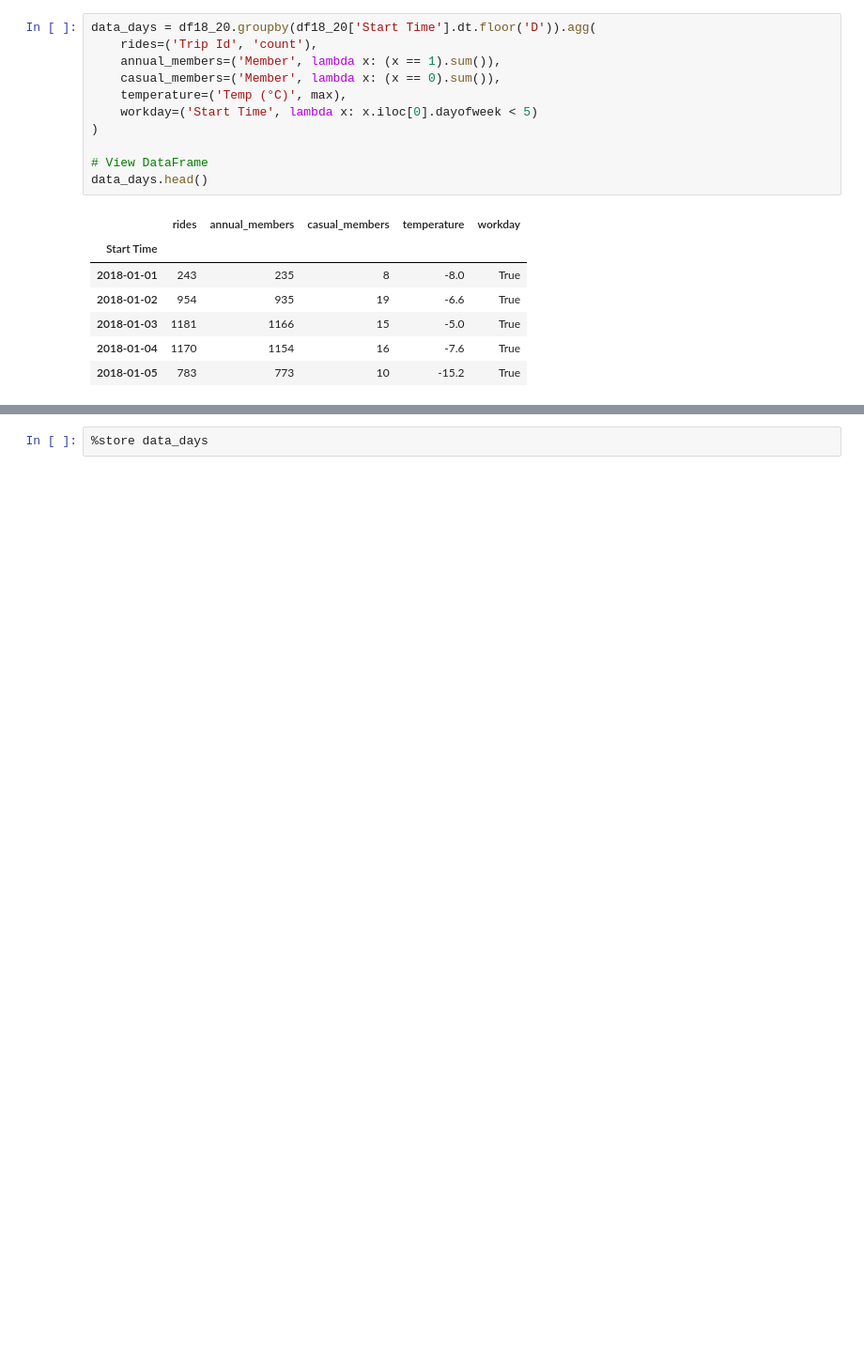
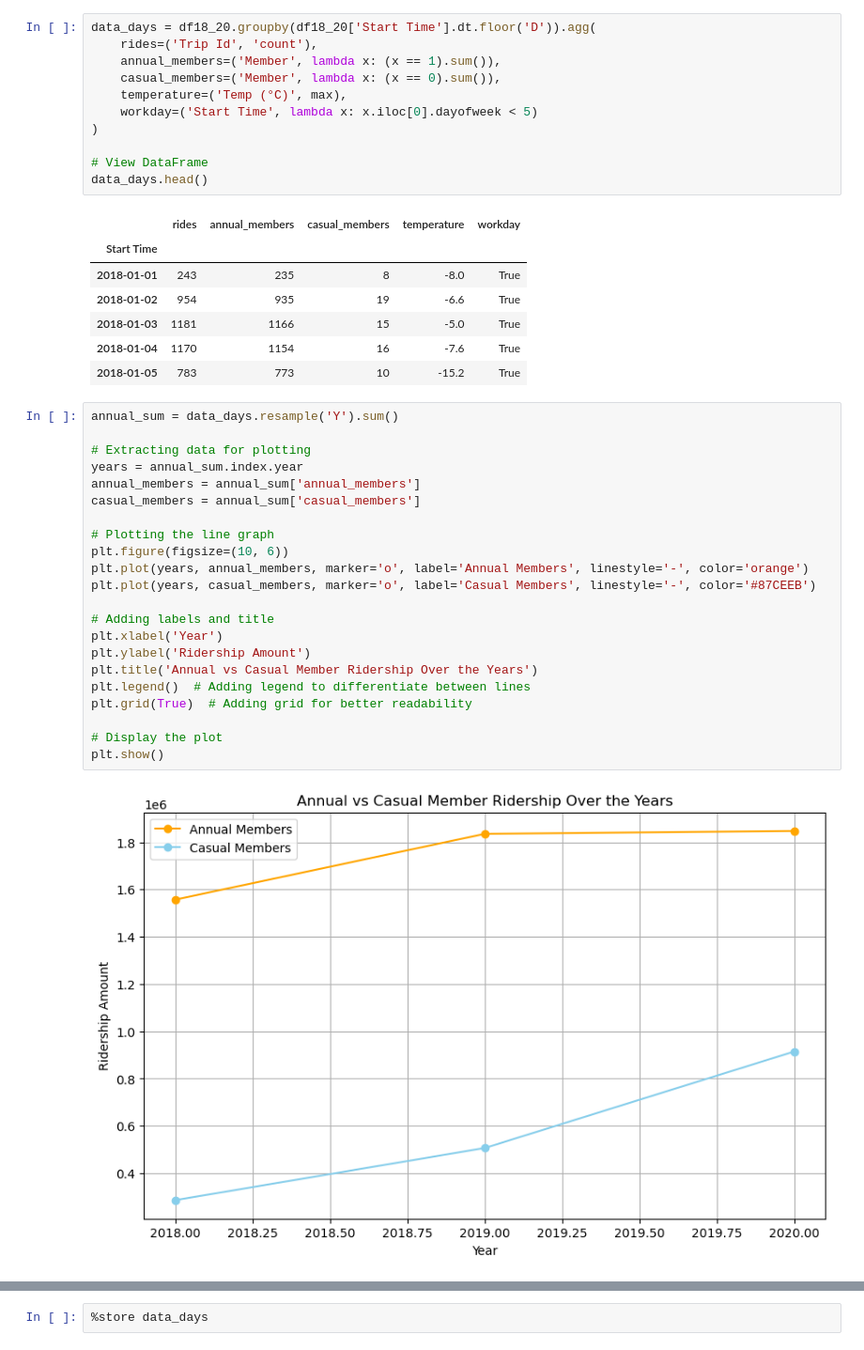
Before and after one commit to kinheychan/CIV1504, a Jupyter notebook: CIV1504_Nicole_Chan_Bikeshare_Part1_EDA.ipynb, the cells around one changed output, grey strips where cells are left out. Shown at 94% size. Saved outputs shown, nothing was run; the diff lists cells and outputs as text; blank space fills up the shorter version.

```diff
--- a/CIV1504_Nicole_Chan_Bikeshare_Part1_EDA.ipynb
+++ b/CIV1504_Nicole_Chan_Bikeshare_Part1_EDA.ipynb
@@ -1488,4 +1488,28 @@ data_days.head()
 | 2018-01-03 | 1181 | 1166 | 15 | -5.0 | True |
 | 2018-01-04 | 1170 | 1154 | 16 | -7.6 | True |
 | 2018-01-05 | 783 | 773 | 10 | -15.2 | True |
+# %%
+annual_sum = data_days.resample('Y').sum()
+
+# Extracting data for plotting
+years = annual_sum.index.year
+annual_members = annual_sum['annual_members']
+casual_members = annual_sum['casual_members']
+
+# Plotting the line graph
+plt.figure(figsize=(10, 6))
+plt.plot(years, annual_members, marker='o', label='Annual Members', linestyle='-', color='orange')
+plt.plot(years, casual_members, marker='o', label='Casual Members', linestyle='-', color='#87CEEB')
+
+# Adding labels and title
+plt.xlabel('Year')
+plt.ylabel('Ridership Amount')
+plt.title('Annual vs Casual Member Ridership Over the Years')
+plt.legend()  # Adding legend to differentiate between lines
+plt.grid(True)  # Adding grid for better readability
+
+# Display the plot
+plt.show()
+# %% [output]
+[figure, added]
 # %%
```
Also changed, not shown: parts of 5 cells of this notebook.
